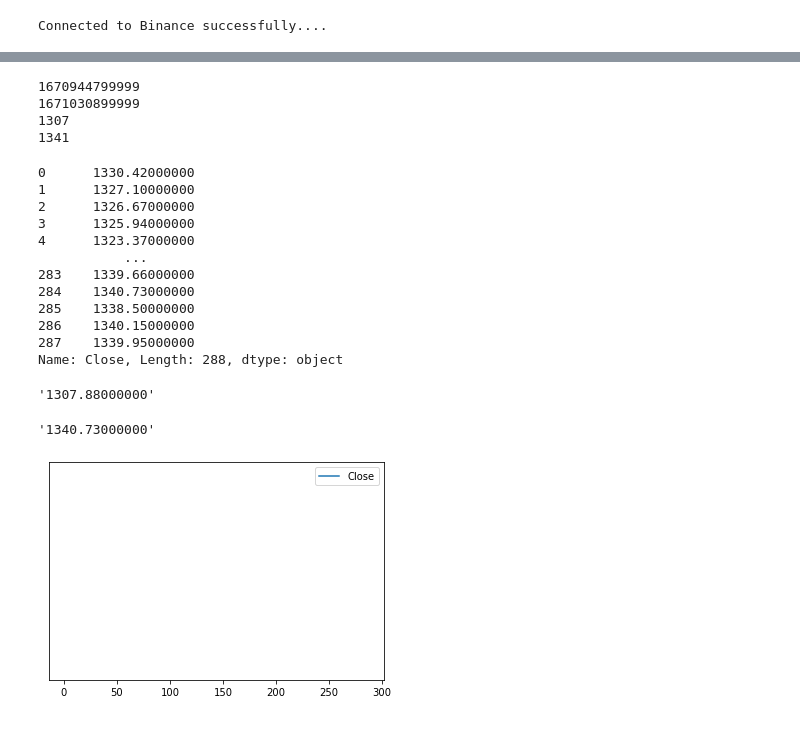
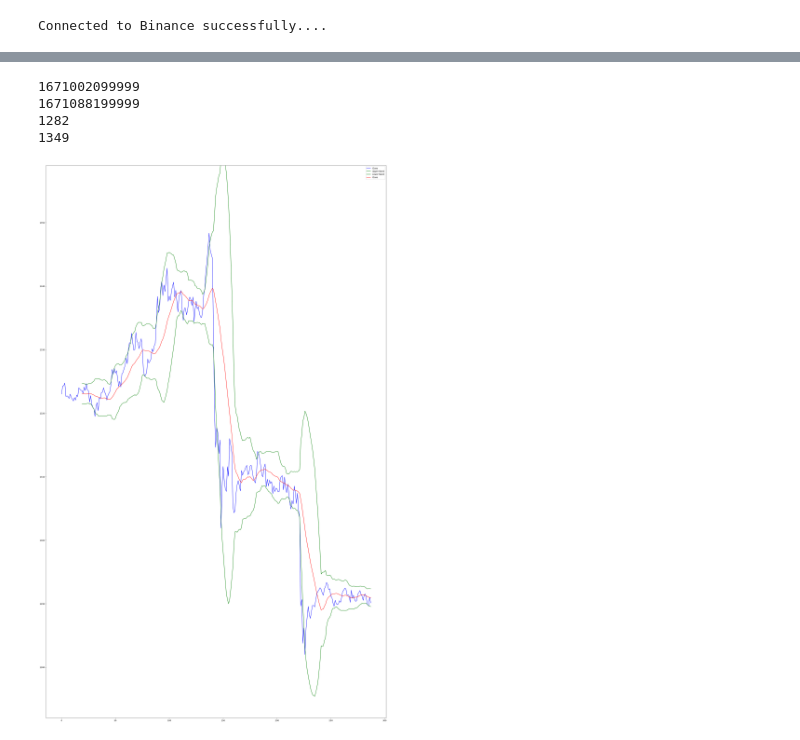
Before and after one commit to AtlasWongy/binance-trading-bot, a Jupyter notebook: visuals/main.ipynb, the cells around one changed output, grey strips where cells are left out. Drawn from its saved outputs; the diff is of its cells as text; code cells hidden in the pictures.

```diff
--- a/visuals/main.ipynb
+++ b/visuals/main.ipynb
@@ -58,3 +58,4 @@ klines_dataframe.index = np.arange(klines_dataframe.shape[0])
 # %%
 closing_price = klines_dataframe['Close']
 close_time = klines_dataframe['Close Time']
+closing_price = closing_price.astype(float)
@@ -65,4 +94,6 @@ rolling_std = closing_price.rolling(time_period).std()
 # %%
 # Calculate the upper and lower bands
-upper_band = rolling_mean + num_std_dev * rolling_std
-lower_band = rolling_mean - num_std_dev * rolling_std
+upper_band = rolling_mean + (num_std_dev * rolling_std)
+lower_band = rolling_mean - (num_std_dev * rolling_std)
+upper_band.fillna(0)
+lower_band.fillna(0)
@@ -81,37 +125,24 @@ print(max_time)
 print(min_price)
 print(max_price)
 # %% [output]
-1670944799999
-1671030899999
-1307
-1341
+1671002099999
+1671088199999
+1282
+1349
 # %%
-display(closing_price)
-display(closing_price.min())
-display(closing_price.max())
+upper_limit = max_price + 10
+lower_limit = min_price - 10
-# %% [output]
-0      1330.42000000
-1      1327.10000000
-2      1326.67000000
-3      1325.94000000
-4      1323.37000000
-           ...
-283    1339.66000000
-284    1340.73000000
-285    1338.50000000
-286    1340.15000000
-287    1339.95000000
-Name: Close, Length: 288, dtype: object
-'1307.88000000'
-'1340.73000000'
-# %%
-plt.plot(closing_price, label='Close')
-plt.plot(rolling_mean, label='Rolling Mean')
-plt.plot(upper_band, label='Upper Band')
-plt.plot(lower_band, label='Lower Band')
-plt.xlim(min_time, max_time) # In unix time
-plt.ylim(1000.00000000, 1400.00000000) # Unsure for price scale
-plt.legend()
-plt.show()
-# %% [output]
-[figure, removed]
+# %%
+from matplotlib.pyplot import figure
+
+
+figure(figsize=(30, 50), dpi=100)
+plt.plot(closing_price.index,closing_price, color='blue', label='Close')
+plt.plot(upper_band.index,upper_band,color='green', label='Upper Band')
+plt.plot(lower_band.index,lower_band,color='green', label='Lower Band')
+plt.plot(rolling_mean.index,rolling_mean,color='red', label='Close')
+plt.ylim(lower_limit,upper_limit)
+plt.legend()
+plt.show()
+# %% [output]
+[figure, added]
```
Also changed, not shown: parts of 4 cells of this notebook.
